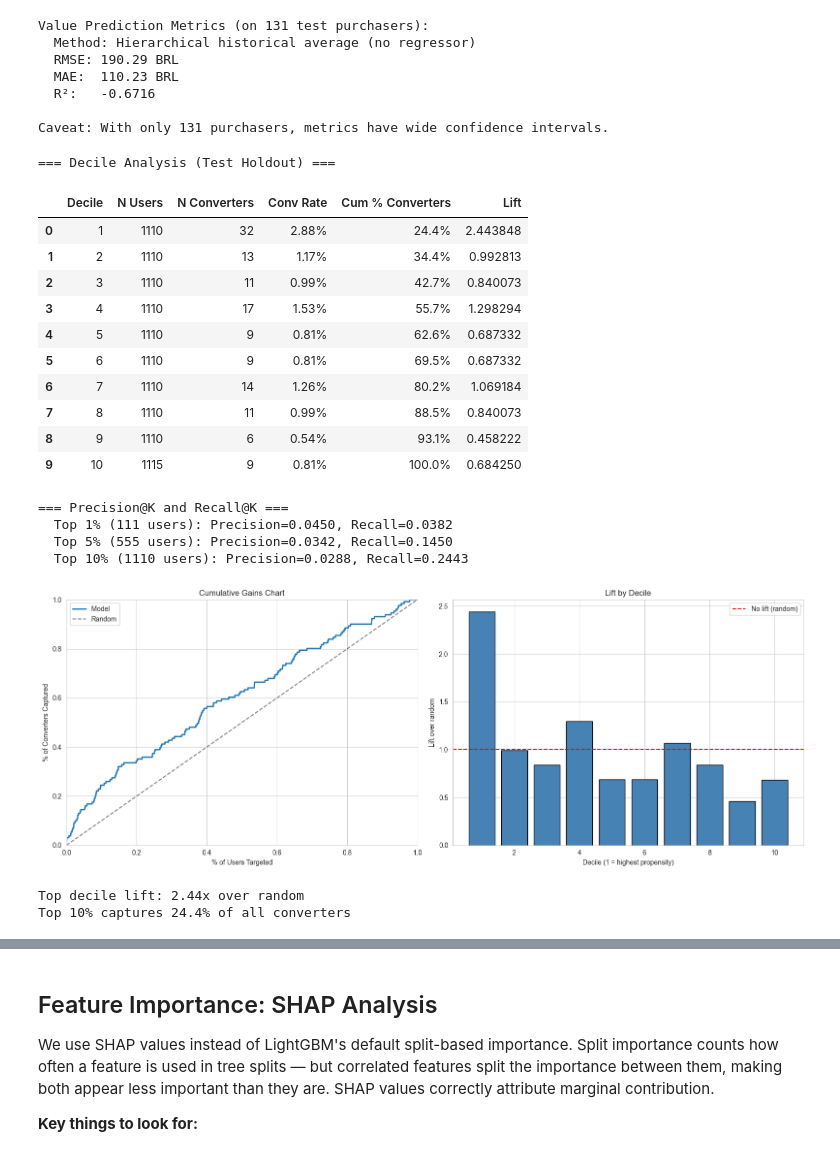
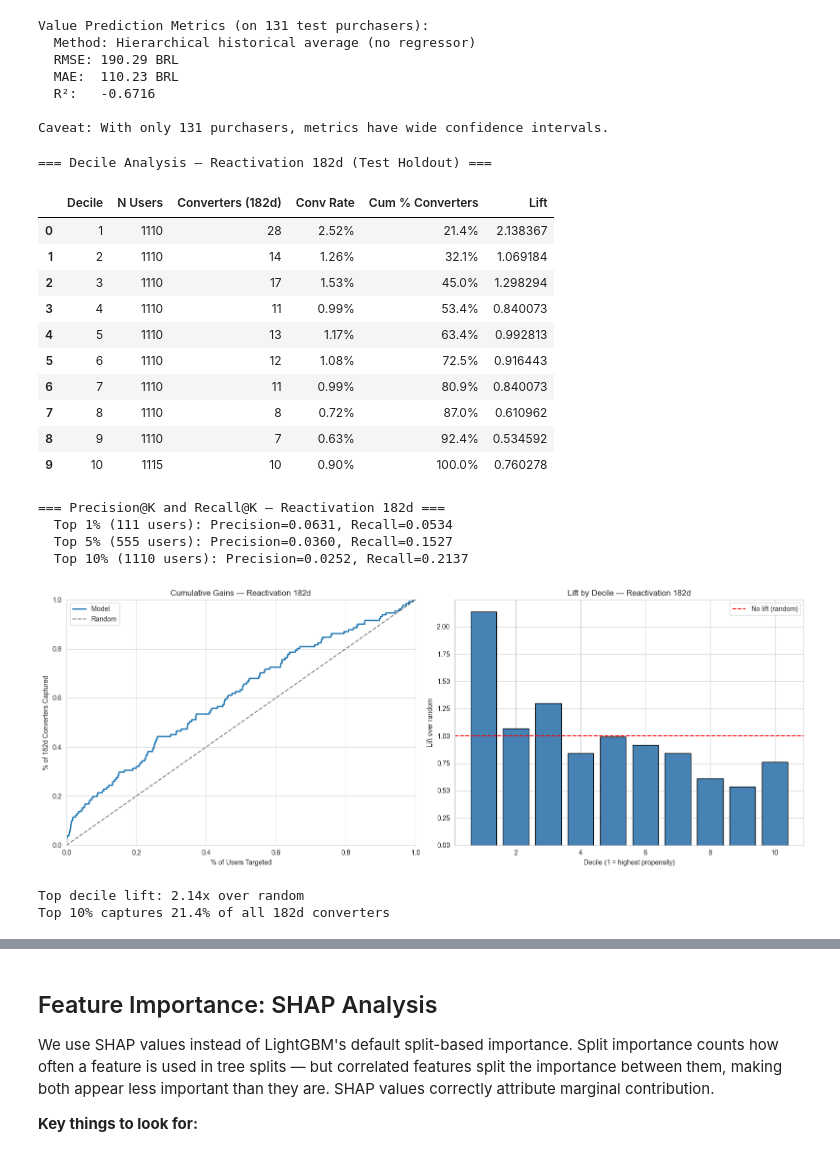
Before and after one commit to Tanmay1005/Scowtt, a Jupyter notebook: scowtt_mle_clean.ipynb, the cells around one changed output, grey strips where cells are left out. Saved outputs shown, nothing was run; the diff lists cells and outputs as text; code cells hidden in the pictures.

```diff
--- a/scowtt_mle_clean.ipynb
+++ b/scowtt_mle_clean.ipynb
@@ -2116,11 +2235,13 @@ Value Prediction Metrics (on 131 test purchasers):
 
 Caveat: With only 131 purchasers, metrics have wide confidence intervals.
 # %%
-# Lift / Decile Analysis + Precision@K (test holdout only)
+# Lift / Decile Analysis + Precision@K — Reactivation 182d
+# Uses raw scores from CV-selected model for ranking (same as shipped ranking signal)
 
-# Sort test users by propensity score (descending)
+HORIZON = '182d'
+
 test_df_lift = pd.DataFrame({
-    'propensity': best_scores_test,
+    'propensity': shipped_scores_test,
     'actual': y_test.values
 }).sort_values('propensity', ascending=False).reset_index(drop=True)
 
@@ -2142,72 +2263,72 @@ for d in range(n_deciles):
     decile_results.append({
         'Decile': d + 1,
         'N Users': len(decile_data),
-        'N Converters': int(n_converters),
+        f'Converters ({HORIZON})': int(n_converters),
         'Conv Rate': f'{n_converters/len(decile_data)*100:.2f}%',
-        'Cum % Converters': f'{cum_converters/n_total_pos*100:.1f}%',
+        f'Cum % Converters': f'{cum_converters/n_total_pos*100:.1f}%',
         'Lift': n_converters / len(decile_data) / (n_total_pos / n_test) if n_total_pos > 0 else 0
     })
 
 decile_df = pd.DataFrame(decile_results)
-print('=== Decile Analysis (Test Holdout) ===')
+print(f'=== Decile Analysis — Reactivation {HORIZON} (Test Holdout) ===')
 display(decile_df)
 
 # Precision@K and Recall@K
-print('\n=== Precision@K and Recall@K ===')
+print(f'\n=== Precision@K and Recall@K — Reactivation {HORIZON} ===')
 for pct in [0.01, 0.05, 0.10]:
     k = max(1, int(n_test * pct))
     top_k = test_df_lift.iloc[:k]
     precision_k = top_k['actual'].mean()
     recall_k = top_k['actual'].sum() / n_total_pos if n_total_pos > 0 else 0
     print(f'  Top {pct*100:.0f}% ({k} users): Precision={precision_k:.4f}, Recall={recall_k:.4f}')
 
 # Cumulative gains chart + lift bar chart
 fig, axes = plt.subplots(1, 2, figsize=(16, 6))
 
 cum_pct_users = np.arange(1, n_test + 1) / n_test
 cum_pct_converters = test_df_lift['actual'].cumsum() / n_total_pos if n_total_pos > 0 else np.zeros(n_test)
 
 axes[0].plot(cum_pct_users, cum_pct_converters, label='Model', linewidth=2)
 axes[0].plot([0, 1], [0, 1], 'k--', label='Random', alpha=0.5)
 axes[0].set_xlabel('% of Users Targeted')
-axes[0].set_ylabel('% of Converters Captured')
-axes[0].set_title('Cumulative Gains Chart')
+axes[0].set_ylabel(f'% of {HORIZON} Converters Captured')
+axes[0].set_title(f'Cumulative Gains — Reactivation {HORIZON}')
 axes[0].legend()
 axes[0].set_xlim(0, 1)
 axes[0].set_ylim(0, 1)
 
 lifts = [r['Lift'] for r in decile_results]
 axes[1].bar(range(1, 11), lifts, color='steelblue', edgecolor='black')
 axes[1].axhline(y=1.0, color='red', linestyle='--', label='No lift (random)')
 axes[1].set_xlabel('Decile (1 = highest propensity)')
 axes[1].set_ylabel('Lift over random')
-axes[1].set_title('Lift by Decile')
+axes[1].set_title(f'Lift by Decile — Reactivation {HORIZON}')
 axes[1].legend()
 
 plt.tight_layout()
 plt.show()
 
 print(f'\nTop decile lift: {lifts[0]:.2f}x over random')
 recall_top10 = float(decile_results[0]['Cum % Converters'].replace('%', ''))
-print(f'Top 10% captures {recall_top10:.1f}% of all converters')
+print(f'Top 10% captures {recall_top10:.1f}% of all {HORIZON} converters')
 # %% [output]
-=== Decile Analysis (Test Holdout) ===
+=== Decile Analysis — Reactivation 182d (Test Holdout) ===
-|  | Decile | N Users | N Converters | Conv Rate | Cum % Converters | Lift |
-| 0 | 1 | 1110 | 32 | 2.88% | 24.4% | 2.443848 |
-| 1 | 2 | 1110 | 13 | 1.17% | 34.4% | 0.992813 |
-| 2 | 3 | 1110 | 11 | 0.99% | 42.7% | 0.840073 |
-| 3 | 4 | 1110 | 17 | 1.53% | 55.7% | 1.298294 |
-| 4 | 5 | 1110 | 9 | 0.81% | 62.6% | 0.687332 |
-| 5 | 6 | 1110 | 9 | 0.81% | 69.5% | 0.687332 |
-| 6 | 7 | 1110 | 14 | 1.26% | 80.2% | 1.069184 |
-| 7 | 8 | 1110 | 11 | 0.99% | 88.5% | 0.840073 |
-| 8 | 9 | 1110 | 6 | 0.54% | 93.1% | 0.458222 |
-| 9 | 10 | 1115 | 9 | 0.81% | 100.0% | 0.684250 |
+|  | Decile | N Users | Converters (182d) | Conv Rate | Cum % Converters | Lift |
+| 0 | 1 | 1110 | 28 | 2.52% | 21.4% | 2.138367 |
+| 1 | 2 | 1110 | 14 | 1.26% | 32.1% | 1.069184 |
+| 2 | 3 | 1110 | 17 | 1.53% | 45.0% | 1.298294 |
+| 3 | 4 | 1110 | 11 | 0.99% | 53.4% | 0.840073 |
+| 4 | 5 | 1110 | 13 | 1.17% | 63.4% | 0.992813 |
+| 5 | 6 | 1110 | 12 | 1.08% | 72.5% | 0.916443 |
+| 6 | 7 | 1110 | 11 | 0.99% | 80.9% | 0.840073 |
+| 7 | 8 | 1110 | 8 | 0.72% | 87.0% | 0.610962 |
+| 8 | 9 | 1110 | 7 | 0.63% | 92.4% | 0.534592 |
+| 9 | 10 | 1115 | 10 | 0.90% | 100.0% | 0.760278 |
-=== Precision@K and Recall@K ===
-  Top 1% (111 users): Precision=0.0450, Recall=0.0382
-  Top 5% (555 users): Precision=0.0342, Recall=0.1450
-  Top 10% (1110 users): Precision=0.0288, Recall=0.2443
+=== Precision@K and Recall@K — Reactivation 182d ===
+  Top 1% (111 users): Precision=0.0631, Recall=0.0534
+  Top 5% (555 users): Precision=0.0360, Recall=0.1527
+  Top 10% (1110 users): Precision=0.0252, Recall=0.2137
-[figure, old version]
+[figure, new version]
-Top decile lift: 2.44x over random
-Top 10% captures 24.4% of all converters
+Top decile lift: 2.14x over random
+Top 10% captures 21.4% of all 182d converters
 # %%
```
Also changed, not shown: parts of 16 cells of this notebook.
